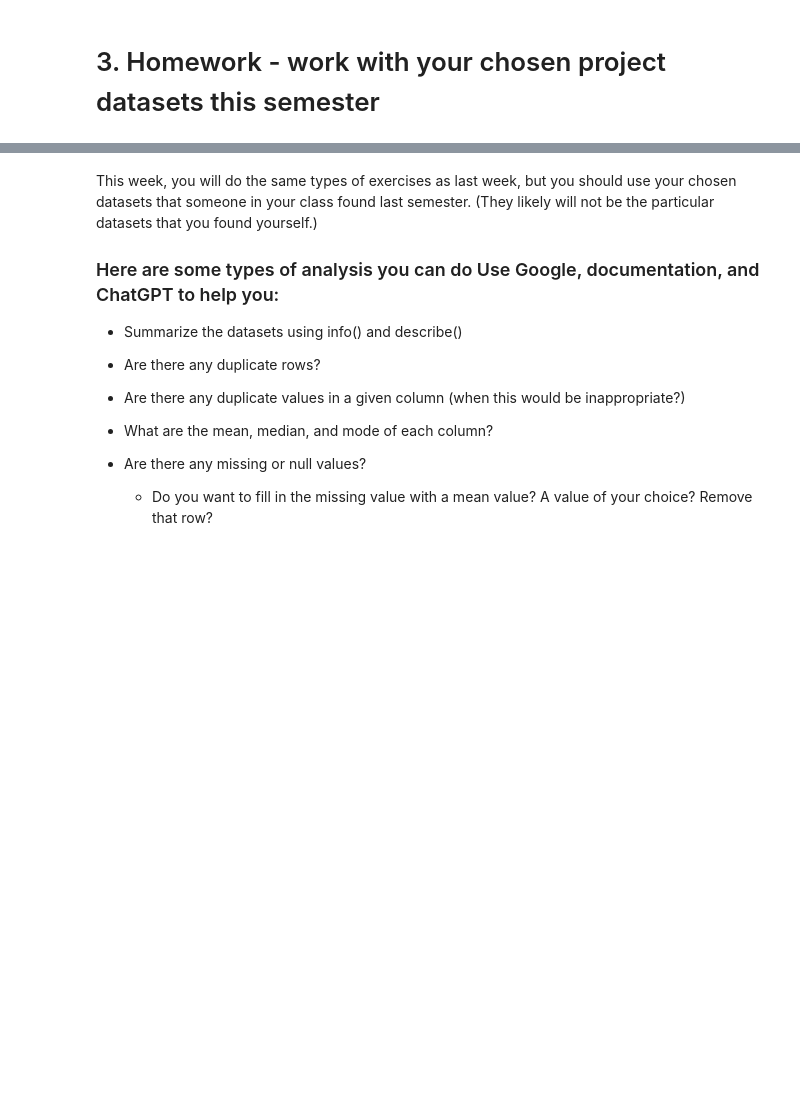
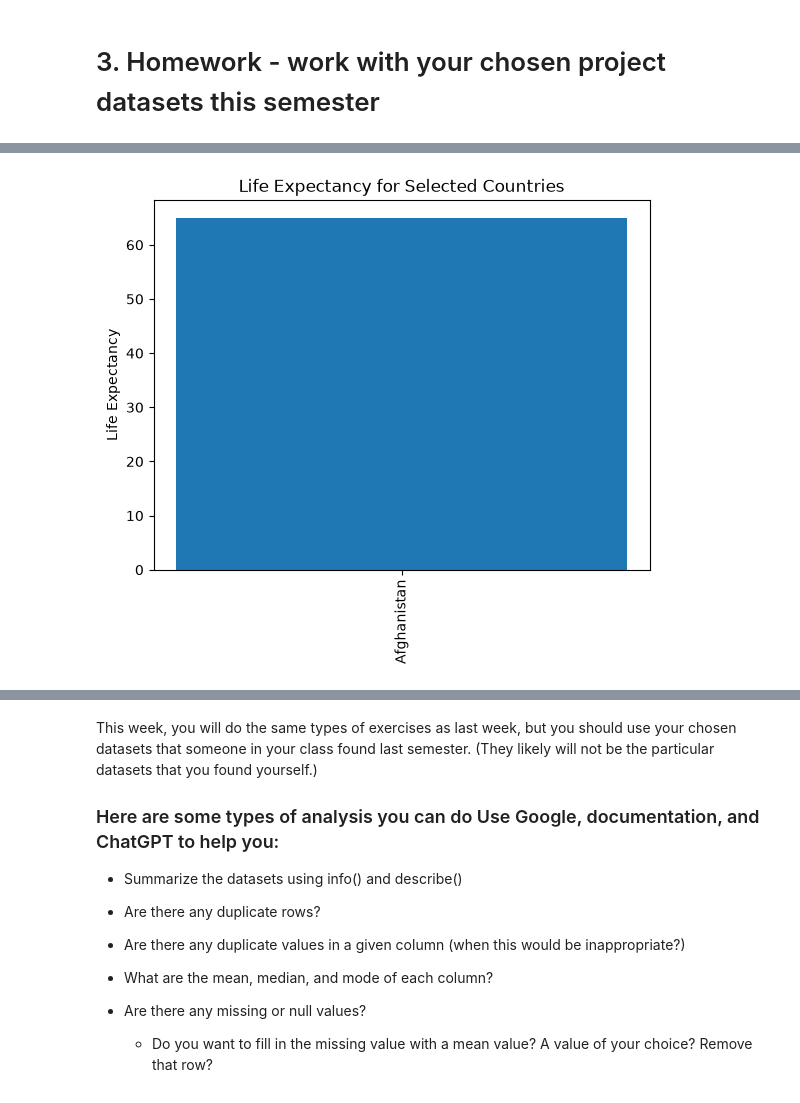
Before and after one commit to mrostayee/Module-B-semester-2, a Jupyter notebook: Week2.ipynb, the cells around one changed output, grey strips where cells are left out. Saved outputs shown, nothing was run; the diff lists cells and outputs as text; code cells hidden in the pictures; blank space fills up the shorter version.

```diff
--- a/Week2.ipynb
+++ b/Week2.ipynb
@@ -15,3 +15,6 @@ import numpy as np
 import pandas as pd
 import numpy as np
 from datetime import datetime, timedelta
+
+diabetes = pd.read_csv("diabetic_data.csv")
+life = pd.read_csv("Life Expectancy Data.csv")
@@ -17,0 +355,14 @@ from datetime import datetime, timedelta
+# %%
+import matplotlib.pyplot as plt
+
+sample = life.head(10)
+
+plt.bar(sample["Country"], sample["Life expectancy "])
+
+plt.xticks(rotation=90)
+plt.ylabel("Life Expectancy")
+plt.title("Life Expectancy for Selected Countries")
+
+plt.show()
+# %% [output]
+[figure, added]
```
Also changed, not shown: parts of 39 cells of this notebook.
